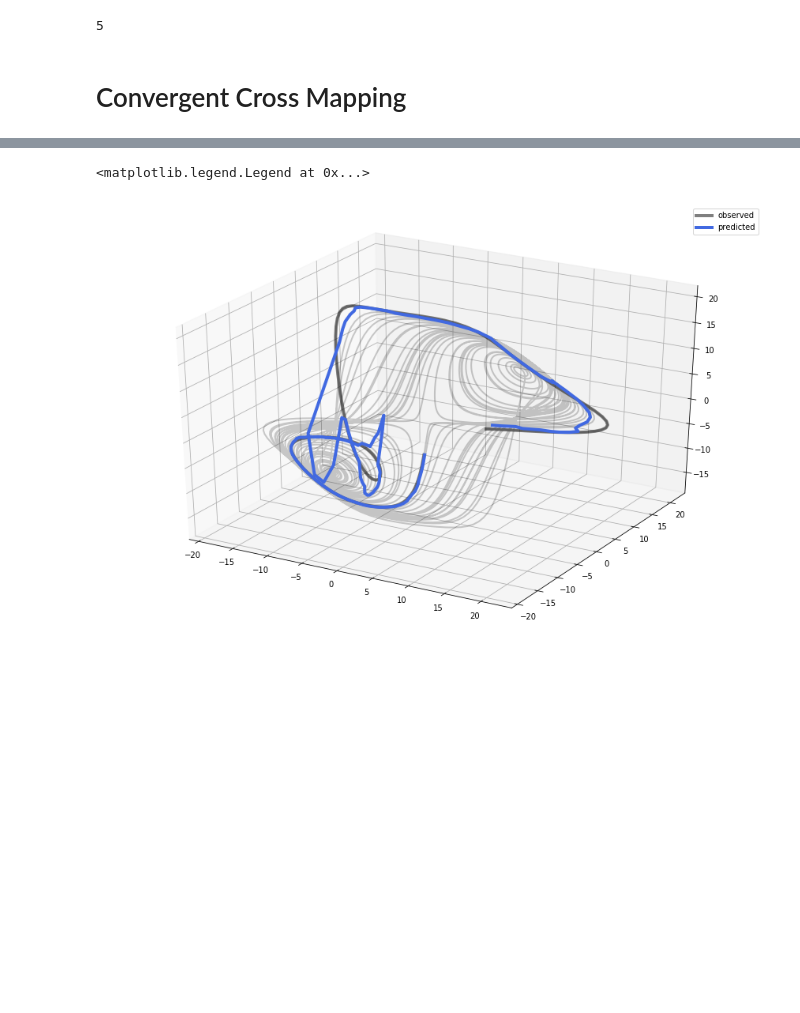
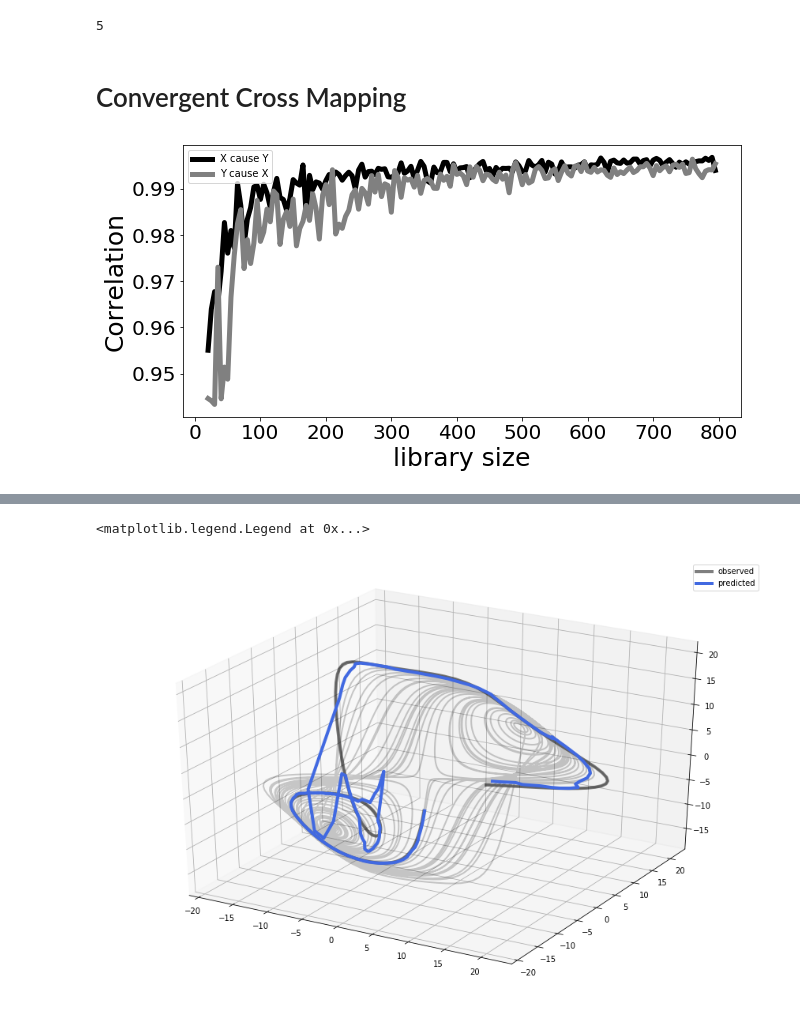
Before and after one commit to dafishcode/empirical_dynamic_modelling, a Jupyter notebook: CCM_run.ipynb, the cells around one changed output, grey strips where cells are left out. Cells and saved outputs as stored; diff of their text form; code cells hidden in the pictures; blank space fills up the shorter version.

```diff
--- a/CCM_run.ipynb
+++ b/CCM_run.ipynb
@@ -367,7 +367,6 @@ print(E)
 #Can we use shadow manifold X to predict Y, and vice versa?
 #Causal flow: if Mx-->Y, then Y causes X; if My-->X, then X causes Y
 
-# NB parameters may be different across each variable
-cause = {'data': xs, 'E': 3, 'tau': 15} #variable being tested as causative factor - ie pred manifold
-effect = {'data': ys, 'E': 3, 'tau': 15} #variable being tested as the effected variables - ie lib manifold
-l_range = np.arange(20, 800, 20) #library size range
+l_range = np.arange(20, 800, 5) #library size range
+X_Y = cfn.CCM(xs, ys).conv_cross_map('mi', 'simplex', '', l_range).ccm_corr_l #X causing Y
+Y_X = cfn.CCM(ys, xs).conv_cross_map('mi', 'simplex', '', l_range).ccm_corr_l #Y causing X
@@ -427,3 +373,16 @@ class CCM_run:
+# %%
+fig = plt.figure(figsize = (10,5))
+plt.plot(l_range,X_Y, c = 'k', lw = 5, label = 'X cause Y')
+plt.plot(l_range,Y_X, c = 'grey', lw = 5, label = 'Y cause X')
+
+plt.ylabel("Correlation", size = 25)
+plt.xlabel("library size", size = 25)
+plt.xticks(fontsize = 20)
+plt.yticks(fontsize = 20)
+plt.legend()
+plt.show()
+# %% [output]
+[figure, added]
 # %%
 # CCM - cross map from one manifold to another to build prediction
 # Visualise observed vs predicted time series
```
Also changed, not shown: parts of 4 cells of this notebook, 2 other files.
